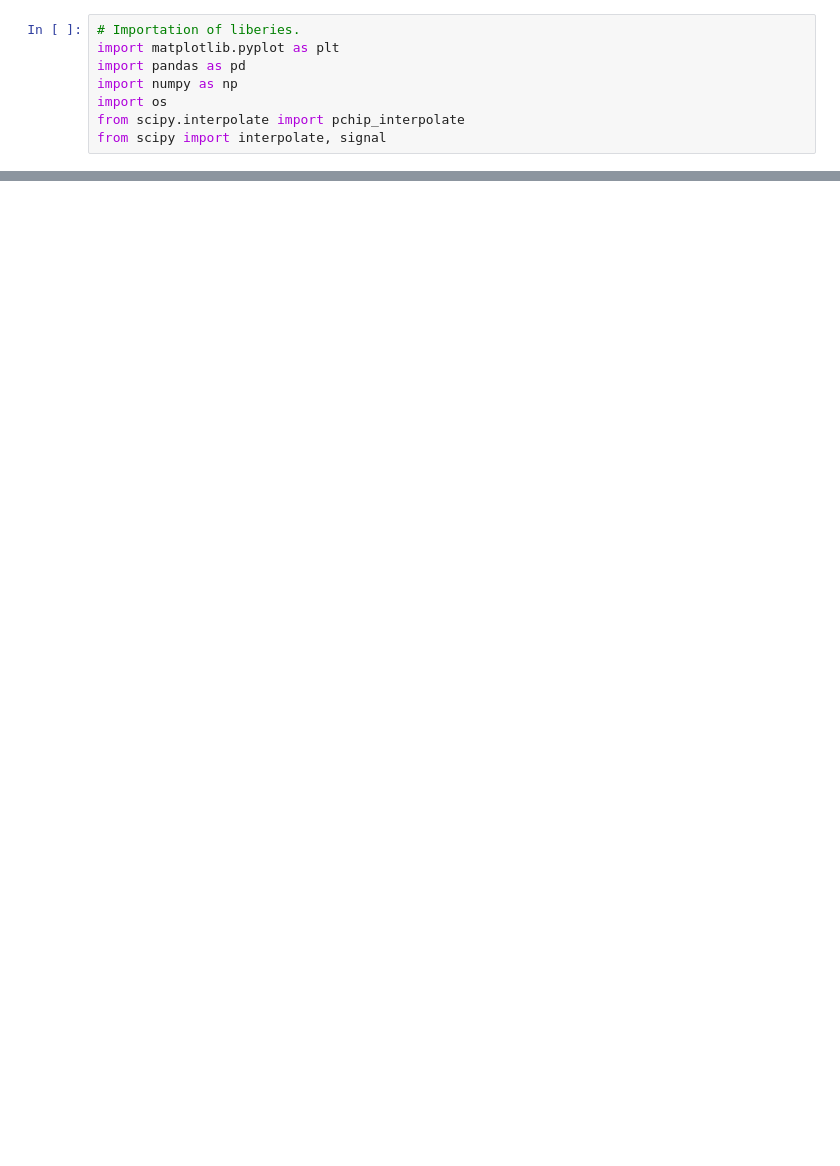
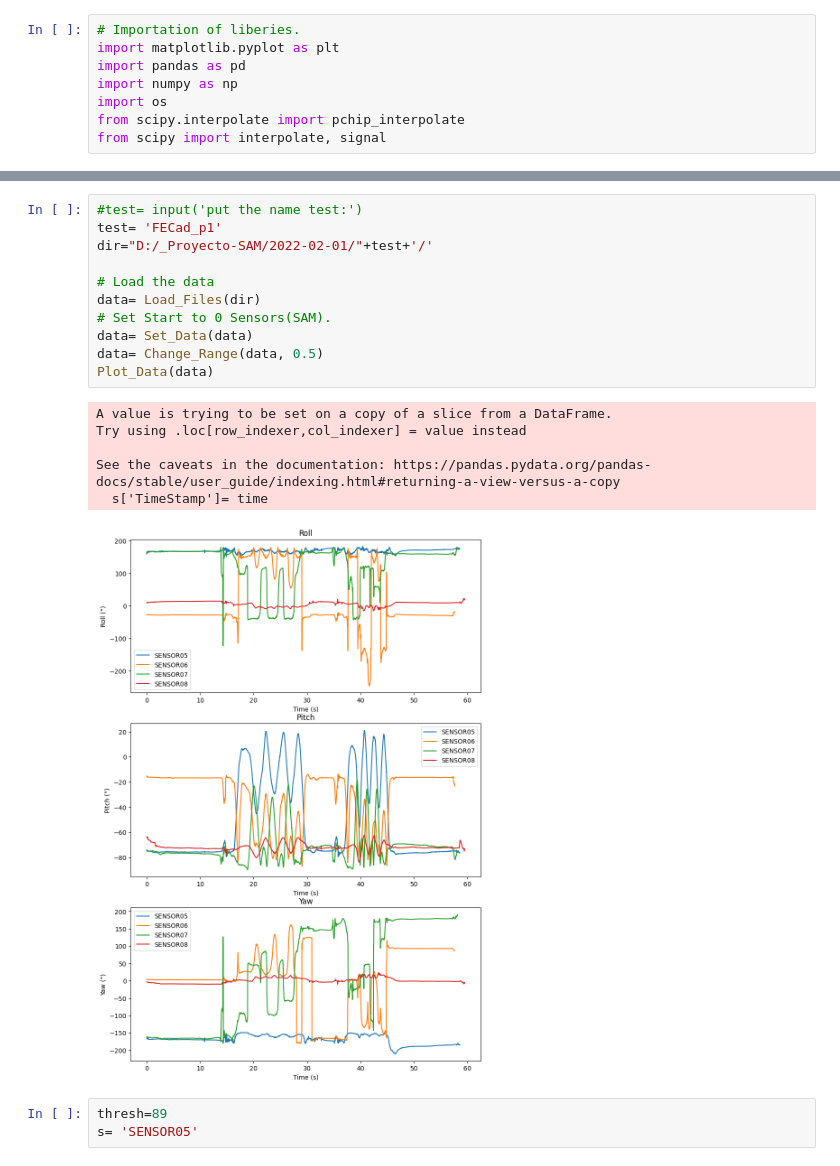
Before and after one commit to TEC-CIMB/SAM-Processing, a Jupyter notebook: Proyecto_SAM.ipynb, the cells around one changed output, grey strips where cells are left out. Drawn from its saved outputs; the diff is of its cells as text; blank space fills up the shorter version.

```diff
--- a/Proyecto_SAM.ipynb
+++ b/Proyecto_SAM.ipynb
@@ -173,3 +171,24 @@ def Get_Rotation_Matrix(data):
       R[j,:,:]= Rotation_Matrix(s.iloc[j,1],s.iloc[j,2],s.iloc[j,3])
     Rot_Mtx[i]= R
   return Rot_Mtx
+# %%
+#test= input('put the name test:')
+test= 'FECad_p1'
+dir="D:/_Proyecto-SAM/2022-02-01/"+test+'/'
+
+# Load the data
+data= Load_Files(dir)
+# Set Start to 0 Sensors(SAM).
+data= Set_Data(data)
+data= Change_Range(data, 0.5)
+Plot_Data(data)
+# %% [output]
+A value is trying to be set on a copy of a slice from a DataFrame.
+Try using .loc[row_indexer,col_indexer] = value instead
+
+See the caveats in the documentation: https://pandas.pydata.org/pandas-docs/stable/user_guide/indexing.html#returning-a-view-versus-a-copy
+  s['TimeStamp']= time
+[figure, added]
+# %%
+thresh=89
+s= 'SENSOR05'
```
Also changed, not shown: parts of 5 cells of this notebook.
